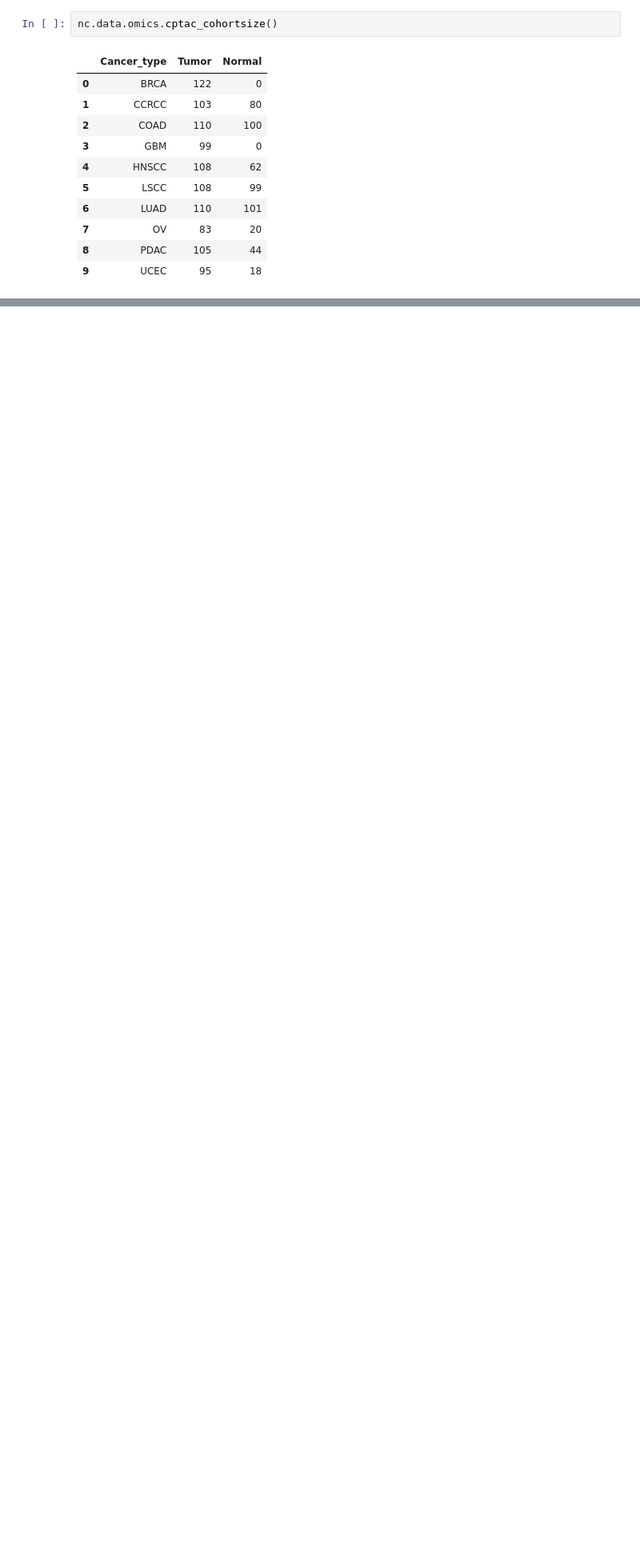
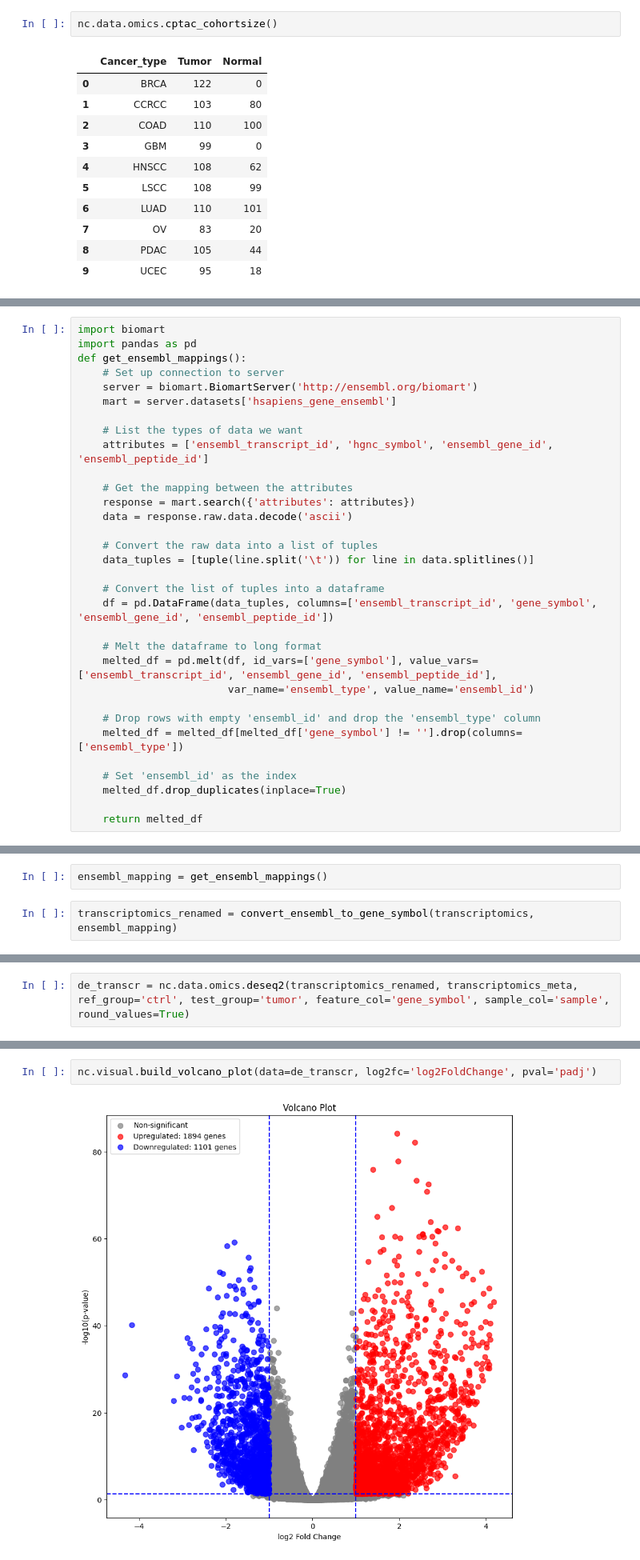
Before and after one commit to saezlab/networkcommons, a Jupyter notebook: docs/src/vignettes/4_cptac_phosphoactivity.ipynb, the cells around one changed output, grey strips where cells are left out. Shown at 80% size. Cells and saved outputs as stored; diff of their text form; blank space fills up the shorter version.

```diff
--- a/docs/src/vignettes/4_cptac_phosphoactivity.ipynb
+++ b/docs/src/vignettes/4_cptac_phosphoactivity.ipynb
@@ -68,0 +243,32 @@ mutations_table
+# %%
+import biomart
+import pandas as pd
+def get_ensembl_mappings():
+    # Set up connection to server
+    server = biomart.BiomartServer('http://ensembl.org/biomart')
+    mart = server.datasets['hsapiens_gene_ensembl']
+
+    # List the types of data we want
+    attributes = ['ensembl_transcript_id', 'hgnc_symbol', 'ensembl_gene_id', 'ensembl_peptide_id']
+
+    # Get the mapping between the attributes
+    response = mart.search({'attributes': attributes})
+    data = response.raw.data.decode('ascii')
+
+    # Convert the raw data into a list of tuples
+    data_tuples = [tuple(line.split('\t')) for line in data.splitlines()]
+
+    # Convert the list of tuples into a dataframe
+    df = pd.DataFrame(data_tuples, columns=['ensembl_transcript_id', 'gene_symbol', 'ensembl_gene_id', 'ensembl_peptide_id'])
+
+    # Melt the dataframe to long format
+    melted_df = pd.melt(df, id_vars=['gene_symbol'], value_vars=['ensembl_transcript_id', 'ensembl_gene_id', 'ensembl_peptide_id'],
+                        var_name='ensembl_type', value_name='ensembl_id')
+
+    # Drop rows with empty 'ensembl_id' and drop the 'ensembl_type' column
+    melted_df = melted_df[melted_df['gene_symbol'] != ''].drop(columns=['ensembl_type'])
+
+    # Set 'ensembl_id' as the index
+    melted_df.drop_duplicates(inplace=True)
+
+    return melted_df
@@ -68,0 +347,4 @@ mutations_table
+# %%
+ensembl_mapping = get_ensembl_mappings()
+# %%
+transcriptomics_renamed = convert_ensembl_to_gene_symbol(transcriptomics, ensembl_mapping)
@@ -68,0 +380,2 @@ mutations_table
+# %%
+de_transcr = nc.data.omics.deseq2(transcriptomics_renamed, transcriptomics_meta, ref_group='ctrl', test_group='tumor', feature_col='gene_symbol', sample_col='sample', round_values=True)
@@ -68,0 +417,4 @@ mutations_table
+# %%
+nc.visual.build_volcano_plot(data=de_transcr, log2fc='log2FoldChange', pval='padj')
+# %% [output]
+[figure, added]
```
Also changed, not shown: parts of 76 cells of this notebook.
